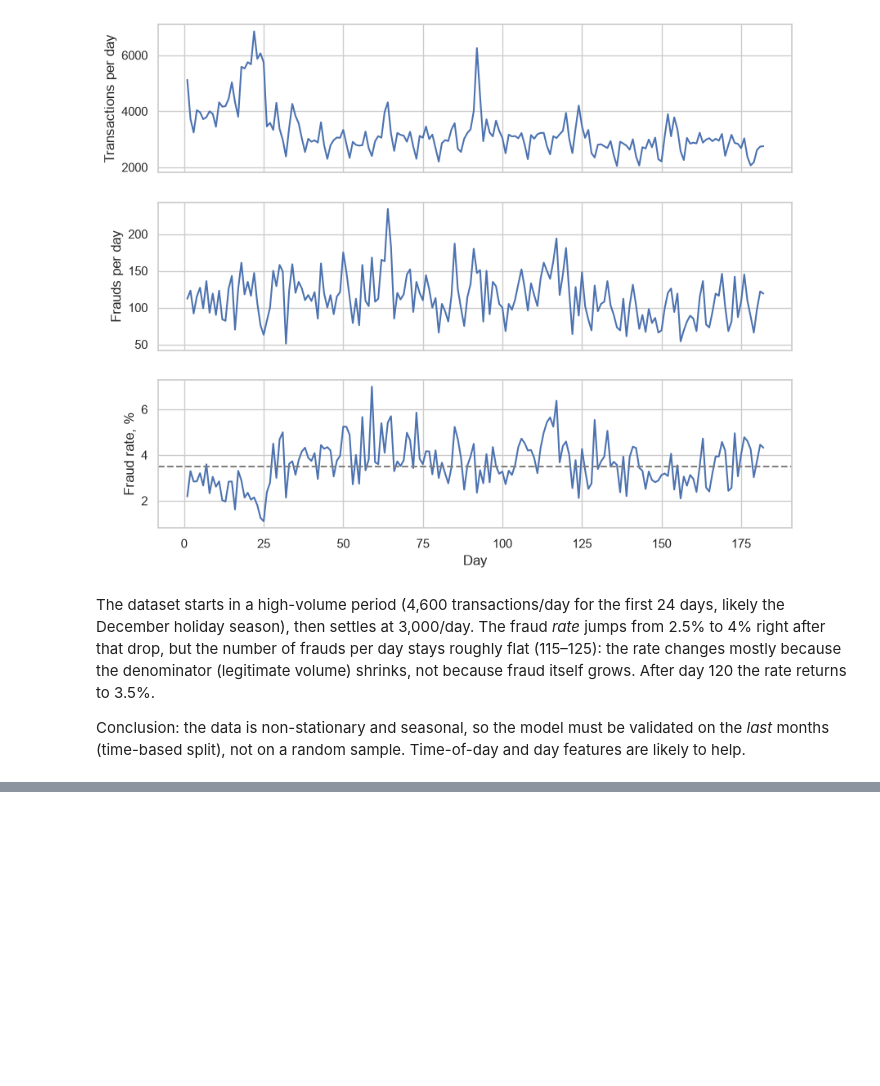
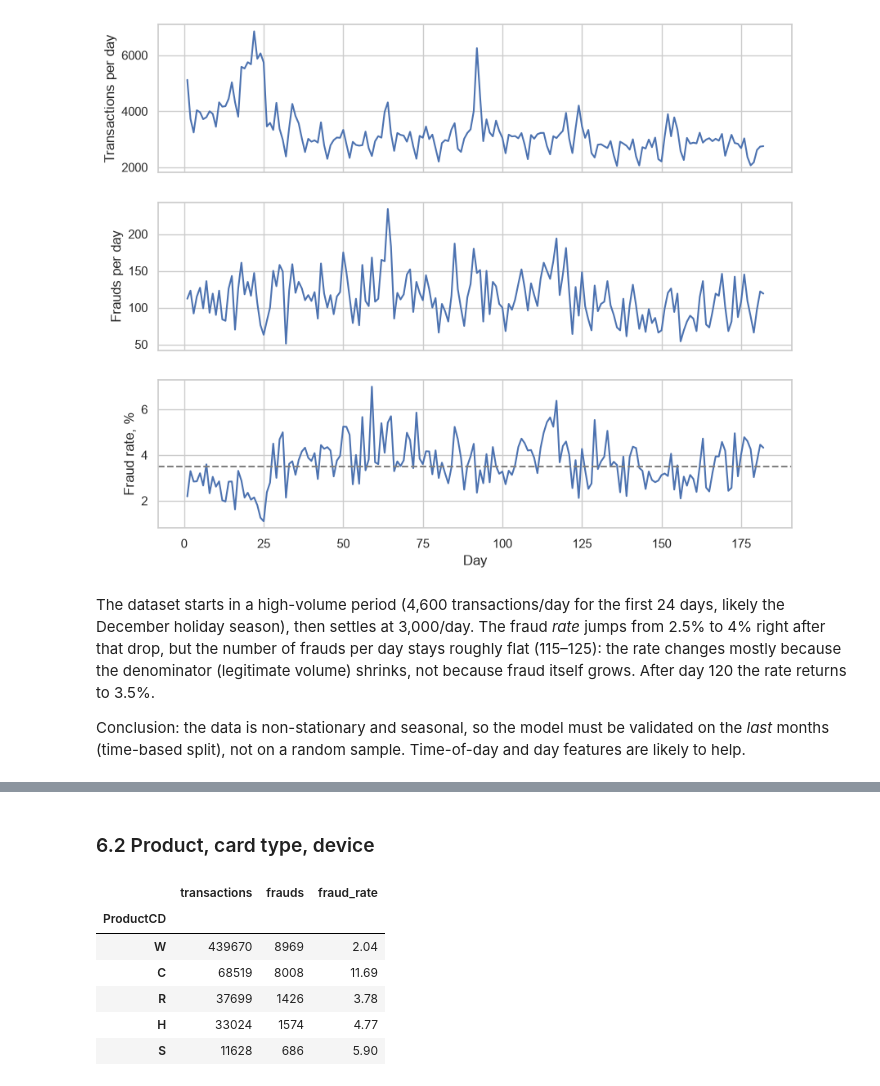
Before and after one commit to KrisTinaShch/fraud-risk-scoring, a Jupyter notebook: notebooks/01_eda.ipynb, the cells around one changed output, grey strips where cells are left out. Saved outputs shown, nothing was run; the diff lists cells and outputs as text; code cells hidden in the pictures; blank space fills up the shorter version.

```diff
--- a/notebooks/01_eda.ipynb
+++ b/notebooks/01_eda.ipynb
@@ -203,0 +226,20 @@ Conclusion: the data is non-stationary and seasonal, so the model must be valida
+# %% [markdown]
+### 6.2 Product, card type, device
+# %%
+def fraud_by(column):
+    """Transactions, frauds and fraud rate (%) per value of a column."""
+    table = train.groupby(column, dropna=False)["isFraud"].agg(
+        transactions="size", frauds="sum", fraud_rate="mean"
+    )
+    table["fraud_rate"] = table["fraud_rate"] * 100
+    return table.sort_values("transactions", ascending=False).round(2)
+
+fraud_by("ProductCD")
+# %% [output]
+|  | transactions | frauds | fraud_rate |
+| ProductCD |  |  |  |
+| W | 439670 | 8969 | 2.04 |
+| C | 68519 | 8008 | 11.69 |
+| R | 37699 | 1426 | 3.78 |
+| H | 33024 | 1574 | 4.77 |
+| S | 11628 | 686 | 5.90 |
```
Also changed, not shown: parts of 7 cells of this notebook.
